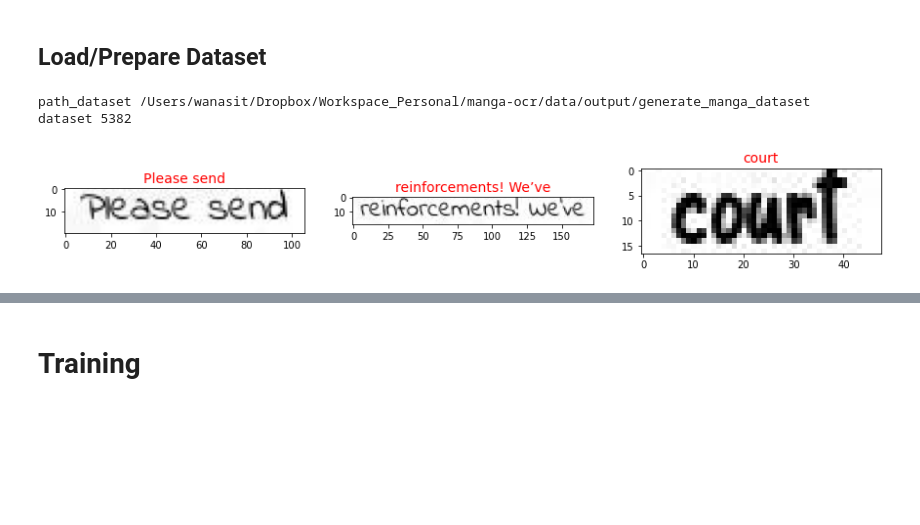
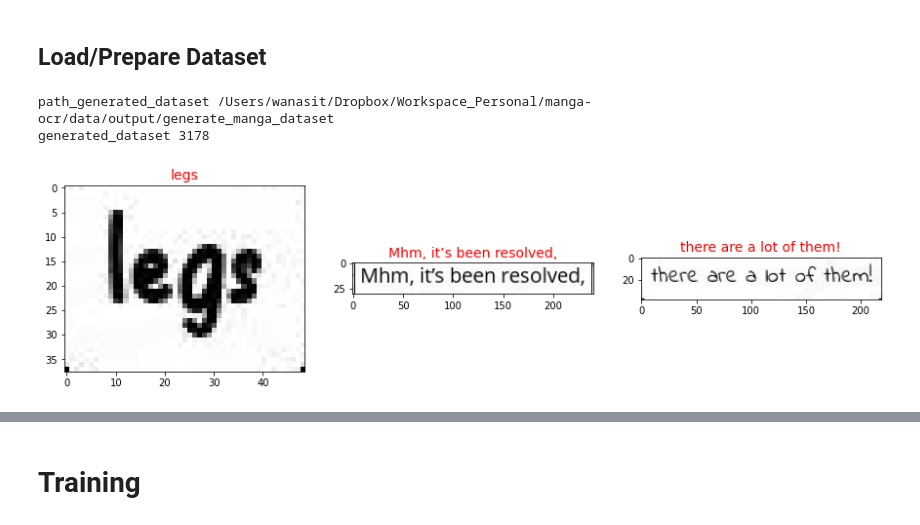
Before and after one commit to wanasit/comic-ocr, a Jupyter notebook: notebooks/Train Recognition Model.ipynb, the cells around one changed output, grey strips where cells are left out. Cells and saved outputs as stored; diff of their text form; code cells hidden in the pictures; blank space fills up the shorter version.

```diff
--- a/notebooks/Train Recognition Model.ipynb
+++ b/notebooks/Train Recognition Model.ipynb
@@ -55,19 +55,20 @@ get_total_parameters_count(model)
 ## Load/Prepare Dataset
 # %%
 from manga_ocr.models.recognition.recognition_dataset import RecognitionDataset
-
-path_dataset = get_path_project_dir('data/output/generate_manga_dataset')
-print('path_dataset', os.path.abspath(path_dataset))
-
-dataset = RecognitionDataset.load_generated_dataset(path_dataset, input_height=model.input_height)
-print('dataset', len(dataset))
-# %% [output]
-path_dataset /Users/wanasit/Dropbox/Workspace_Personal/manga-ocr/data/output/generate_manga_dataset
-dataset 5382
 # %%
+# Load generated dataset
+path_generated_dataset = get_path_project_dir('data/output/generate_manga_dataset')
+print('path_generated_dataset', os.path.abspath(path_generated_dataset))
+
+generated_dataset = RecognitionDataset.load_generated_dataset(path_generated_dataset, input_height=model.input_height)
+print('generated_dataset', len(generated_dataset))
+
+
 show_images(
-    [dataset.get_line_image(0), dataset.get_line_image(1), dataset.get_line_image(-1)],
-    [dataset.get_line_text(0), dataset.get_line_text(1), dataset.get_line_text(-1)],
+    [generated_dataset.get_line_image(0), generated_dataset.get_line_image(1), generated_dataset.get_line_image(-1)],
+    [generated_dataset.get_line_text(0), generated_dataset.get_line_text(1), generated_dataset.get_line_text(-1)],
 )
 # %% [output]
+path_generated_dataset /Users/wanasit/Dropbox/Workspace_Personal/manga-ocr/data/output/generate_manga_dataset
+generated_dataset 3178
-[figure, old version]
+[figure, new version]
```
Also changed, not shown: parts of 7 cells of this notebook, 14 other files.
